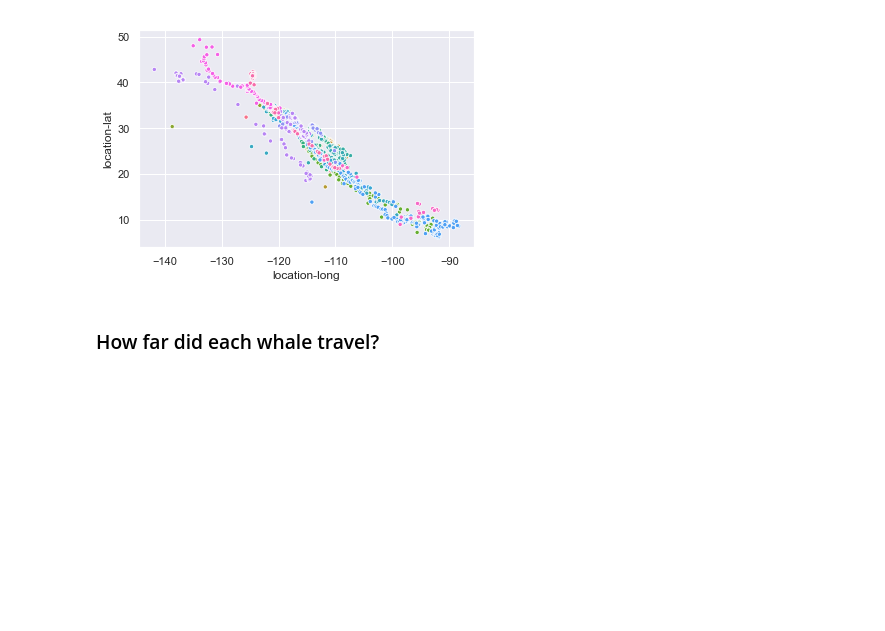
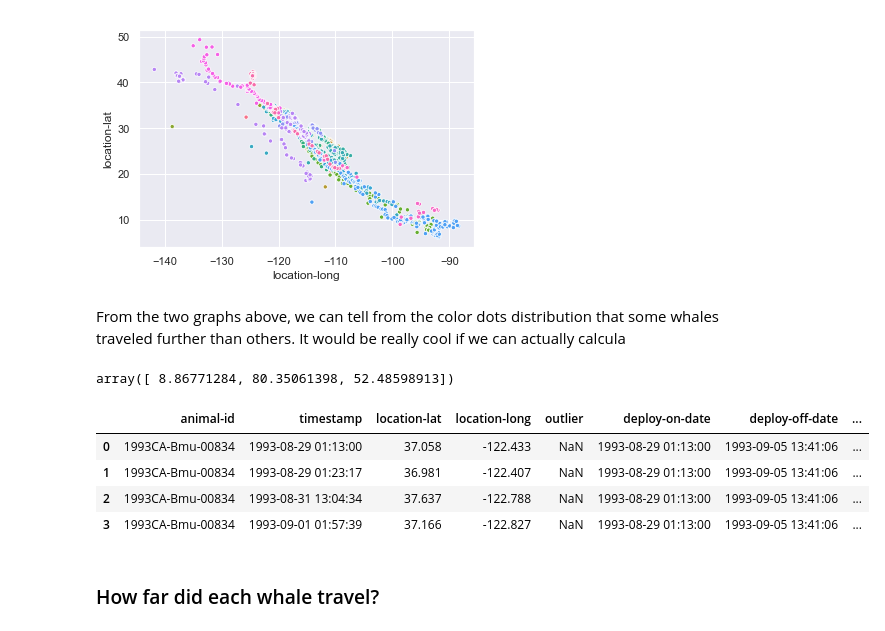
Before and after one commit to gigglypear/movebank_explore, a Jupyter notebook: code/Movebank Data Analysis Attempt.ipynb, the cells around one changed output. Saved outputs shown, nothing was run; the diff lists cells and outputs as text; code cells hidden in the pictures; blank space fills up the shorter version.

Commit message:
calculated travel distance

```diff
--- a/code/Movebank Data Analysis Attempt.ipynb
+++ b/code/Movebank Data Analysis Attempt.ipynb
@@ -445,3 +450,5 @@ sns.scatterplot( x='location-long', y='location-lat', hue='animal-id',data=sml_w
 # %% [output]
 <matplotlib.axes._subplots.AxesSubplot at 0x...>
 [figure]
+# %% [markdown]
+From the two graphs above, we can tell from the color dots distribution that some whales traveled further than others. It would be really cool if we can actually calcula
@@ -448,2 +457,25 @@ sns.scatterplot( x='location-long', y='location-lat', hue='animal-id',data=sml_w
+# %%
+df = whale_clean.loc[lambda whale_clean: whale_clean['animal-id'] == '1993CA-Bmu-00834']
+lat = df['location-lat'].__array__()
+long = df['location-long'].__array__()
+R = 6371
+dlat1 = np.deg2rad(lat[0:lat.size-1])
+dlat2 = np.deg2rad(lat[1:lat.size])
+dlat = np.deg2rad(np.diff(lat))
+dlong = np.deg2rad(np.diff(long))
+a = np.sin(dlat/2)**2 + np.cos(dlat2) * np.cos(dlat1) * np.sin(dlong/2)**2
+c = 2 * np.arctan2(np.sqrt(a), np.sqrt(1-a))
+d = R * c
+d
+# %% [output]
+array([ 8.86771284, 80.35061398, 52.48598913])
+# %%
+df
+# %% [output]
+|  | animal-id | timestamp | location-lat | location-long | outlier | deploy-on-date | deploy-off-date | ... |
+| 0 | 1993CA-Bmu-00834 | 1993-08-29 01:13:00 | 37.058 | -122.433 | NaN | 1993-08-29 01:13:00 | 1993-09-05 13:41:06 | ... |
+| 1 | 1993CA-Bmu-00834 | 1993-08-29 01:23:17 | 36.981 | -122.407 | NaN | 1993-08-29 01:13:00 | 1993-09-05 13:41:06 | ... |
+| 2 | 1993CA-Bmu-00834 | 1993-08-31 13:04:34 | 37.637 | -122.788 | NaN | 1993-08-29 01:13:00 | 1993-09-05 13:41:06 | ... |
+| 3 | 1993CA-Bmu-00834 | 1993-09-01 01:57:39 | 37.166 | -122.827 | NaN | 1993-08-29 01:13:00 | 1993-09-05 13:41:06 | ... |
 # %% [markdown]
 ### How far did each whale travel?
```
Also changed, not shown: parts of 16 cells of this notebook.
